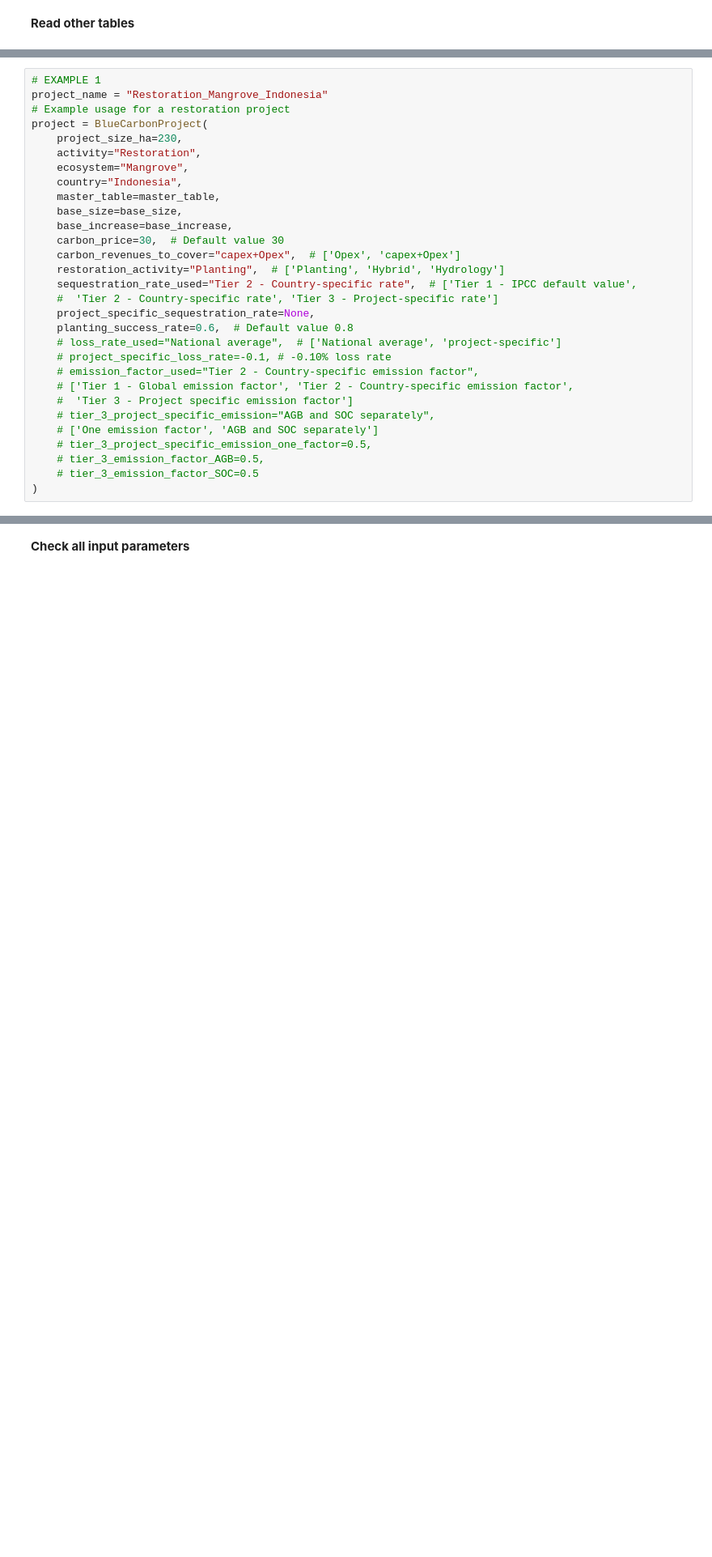
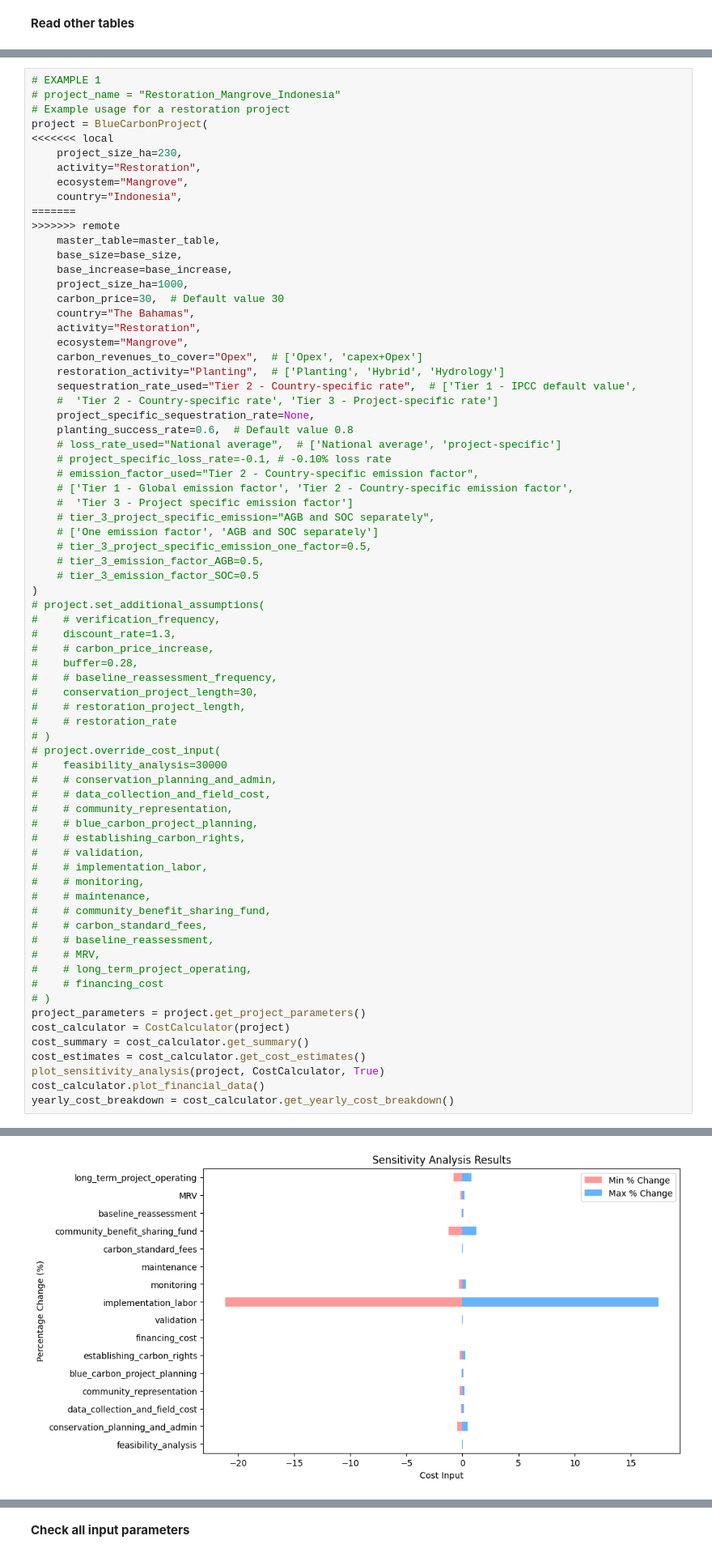
Before and after one commit to Vizzuality/tnc-blue-carbon-cost-tool, a Jupyter notebook: data/notebooks/TNC_BC_prototype_v2.ipynb, the cells around one changed output, grey strips where cells are left out. Shown at 81% size. Saved outputs shown, nothing was run; the diff lists cells and outputs as text; blank space fills up the shorter version.

```diff
--- a/data/notebooks/TNC_BC_prototype_v2.ipynb
+++ b/data/notebooks/TNC_BC_prototype_v2.ipynb
@@ -82,18 +101,25 @@ In this section we will replicate the steps followed in the `Dashboard` sheet of
 This section outlines the standard project parameters for a hypothetical blue carbon project. Users have the flexibility to adjust these parameters according to their preferences or specific requirements.
 # %%
 # EXAMPLE 1
-project_name = "Restoration_Mangrove_Indonesia"
+# project_name = "Restoration_Mangrove_Indonesia"
 # Example usage for a restoration project
 project = BlueCarbonProject(
+<<<<<<< local
     project_size_ha=230,
     activity="Restoration",
     ecosystem="Mangrove",
     country="Indonesia",
+=======
+>>>>>>> remote
     master_table=master_table,
     base_size=base_size,
     base_increase=base_increase,
+    project_size_ha=1000,
     carbon_price=30,  # Default value 30
-    carbon_revenues_to_cover="capex+Opex",  # ['Opex', 'capex+Opex']
+    country="The Bahamas",
+    activity="Restoration",
+    ecosystem="Mangrove",
+    carbon_revenues_to_cover="Opex",  # ['Opex', 'capex+Opex']
     restoration_activity="Planting",  # ['Planting', 'Hybrid', 'Hydrology']
     sequestration_rate_used="Tier 2 - Country-specific rate",  # ['Tier 1 - IPCC default value',
     #  'Tier 2 - Country-specific rate', 'Tier 3 - Project-specific rate']
@@ -110,3 +136,39 @@ project = BlueCarbonProject(
     # tier_3_emission_factor_AGB=0.5,
     # tier_3_emission_factor_SOC=0.5
 )
+# project.set_additional_assumptions(
+#    # verification_frequency,
+#    discount_rate=1.3,
+#    # carbon_price_increase,
+#    buffer=0.28,
+#    # baseline_reassessment_frequency,
+#    conservation_project_length=30,
+#    # restoration_project_length,
+#    # restoration_rate
+# )
+# project.override_cost_input(
+#    feasibility_analysis=30000
+#    # conservation_planning_and_admin,
+#    # data_collection_and_field_cost,
+#    # community_representation,
+#    # blue_carbon_project_planning,
+#    # establishing_carbon_rights,
+#    # validation,
+#    # implementation_labor,
+#    # monitoring,
+#    # maintenance,
+#    # community_benefit_sharing_fund,
+#    # carbon_standard_fees,
+#    # baseline_reassessment,
+#    # MRV,
+#    # long_term_project_operating,
+#    # financing_cost
+# )
+project_parameters = project.get_project_parameters()
+cost_calculator = CostCalculator(project)
+cost_summary = cost_calculator.get_summary()
+cost_estimates = cost_calculator.get_cost_estimates()
+plot_sensitivity_analysis(project, CostCalculator, True)
+cost_calculator.plot_financial_data()
+yearly_cost_breakdown = cost_calculator.get_yearly_cost_breakdown()
+# %% [output]
@@ -112,0 +322 @@ project = BlueCarbonProject(
+[figure, added]
```
Also changed, not shown: parts of 9 cells of this notebook, 6 other files.
